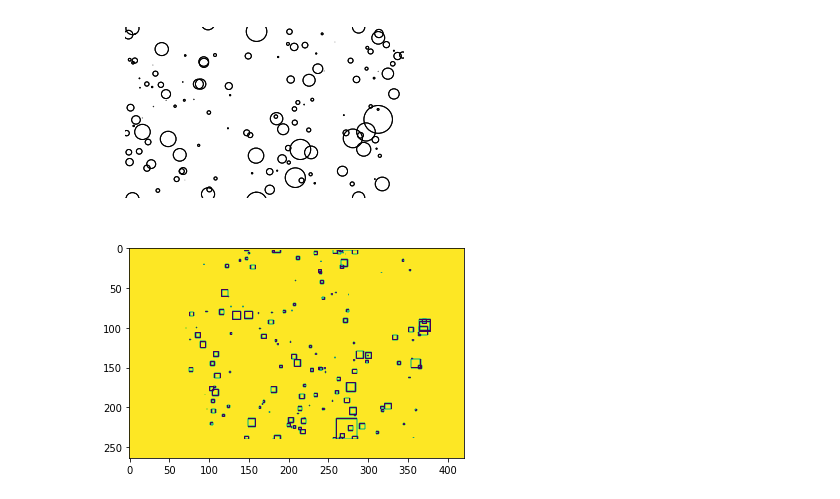
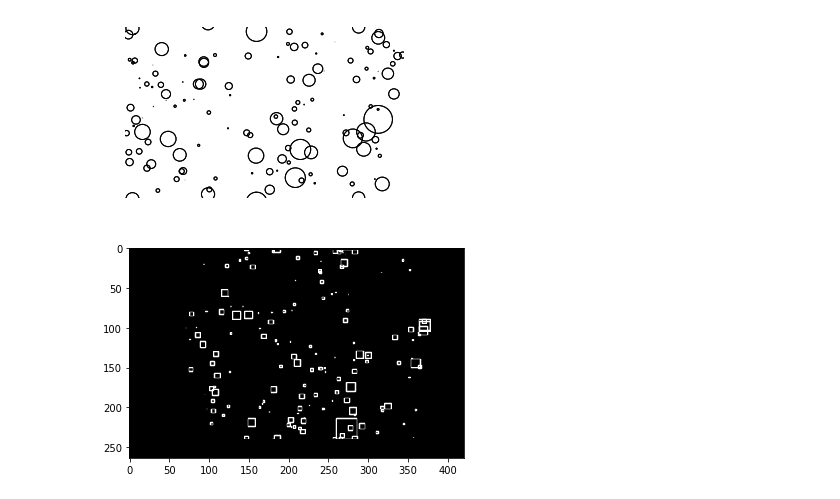
Before and after one commit to thongonary/LCDJets, a Jupyter notebook: EventPictures.ipynb, the cells around one changed output. Drawn from its saved outputs; the diff is of its cells as text; code cells hidden in the pictures.

```diff
--- a/EventPictures.ipynb
+++ b/EventPictures.ipynb
@@ -124,10 +124,10 @@ print i[2].shape
 [figure]
 [figure]
 # %%
-plt.imshow(i[1])
+plt.imshow(i[1],cmap='gray_r')
 plt.show()
 # %% [output]
-[figure, old version]
+[figure, new version]
 # %%
 def transformDataset(f, limit=None):
     s = f['Particles'].shape
```
Also changed, not shown: parts of 2 cells of this notebook.
